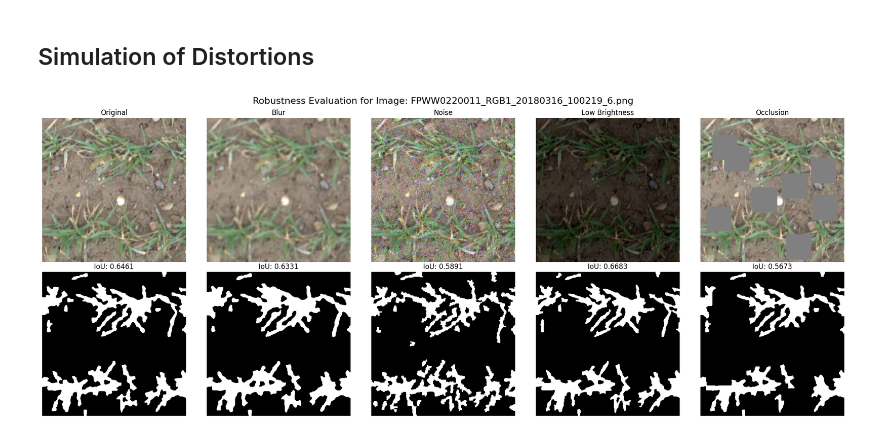
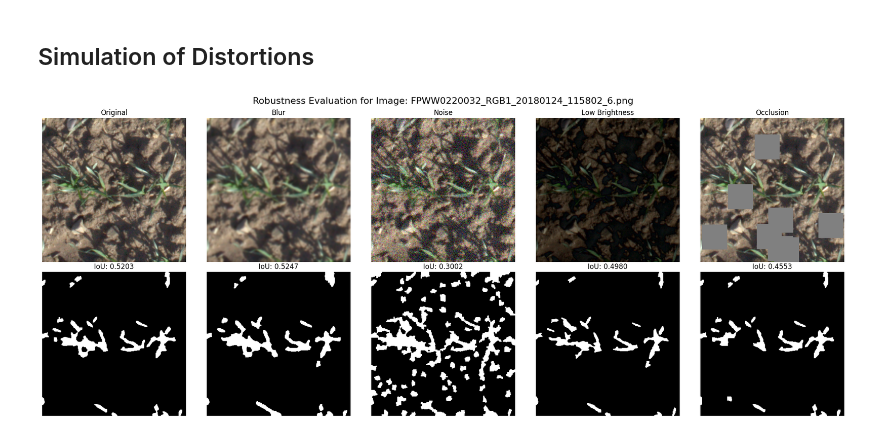
Before and after one commit to SriVoruganti/wheat-segmentation, a Jupyter notebook: COMP9517_AdvancedSegmentation.ipynb, the cells around one changed output. Saved outputs shown, nothing was run; the diff lists cells and outputs as text; code cells hidden in the pictures.

```diff
--- a/COMP9517_AdvancedSegmentation.ipynb
+++ b/COMP9517_AdvancedSegmentation.ipynb
@@ -259,35 +259,35 @@ def evaluate_robustness(folder_path, index=10):
 
     # ioU
     iou_orig = calculate_iou(true_mask, mask_orig)
     iou_blur = calculate_iou(true_mask, mask_blur)
     iou_noise = calculate_iou(true_mask, mask_noise)
     iou_dark = calculate_iou(true_mask, mask_dark)
     iou_occ = calculate_iou(true_mask, mask_occ)
 
     # plotting
     fig, axes = plt.subplots(2, 5, figsize=(20, 8))
 
     images = [img_orig, img_blur, img_noise, img_dark, img_occ]
     masks = [mask_orig, mask_blur, mask_noise, mask_dark, mask_occ]
     ious = [iou_orig, iou_blur, iou_noise, iou_dark, iou_occ]
     titles = ["Original", "Blur", "Noise", "Low Brightness", "Occlusion"]
 
     for i in range(5):
         axes[0, i].imshow(images[i])
         axes[0, i].set_title(titles[i])
         axes[0, i].axis("off")
         axes[1, i].imshow(masks[i] * 255, cmap="gray", vmin=0, vmax=255)
         axes[1, i].set_title(f"IoU: {ious[i]:.4f}")
         axes[1, i].axis("off")
 
     plt.suptitle(f"Robustness Evaluation for Image: {name}", fontsize=16)
     plt.tight_layout()
     plt.show()
 
 # execute
-evaluate_robustness(train_path, index=0)
+evaluate_robustness(train_path, index=3)
 # %% [output]
-[figure, old version]
+[figure, new version]
 # %%
 def evaluate_distortions_batch(folder_path, indices=[0, 1, 2, 3, 4, 5, 6, 7, 8, 9, 10, 11, 12]):
     print(f"{'img(index)':<12} {'Original':<10} {'Blur':<10} {'Noise':<10} {'Dark':<10} {'Occlusion':<10}")
```
Also changed, not shown: parts of 4 cells of this notebook.
